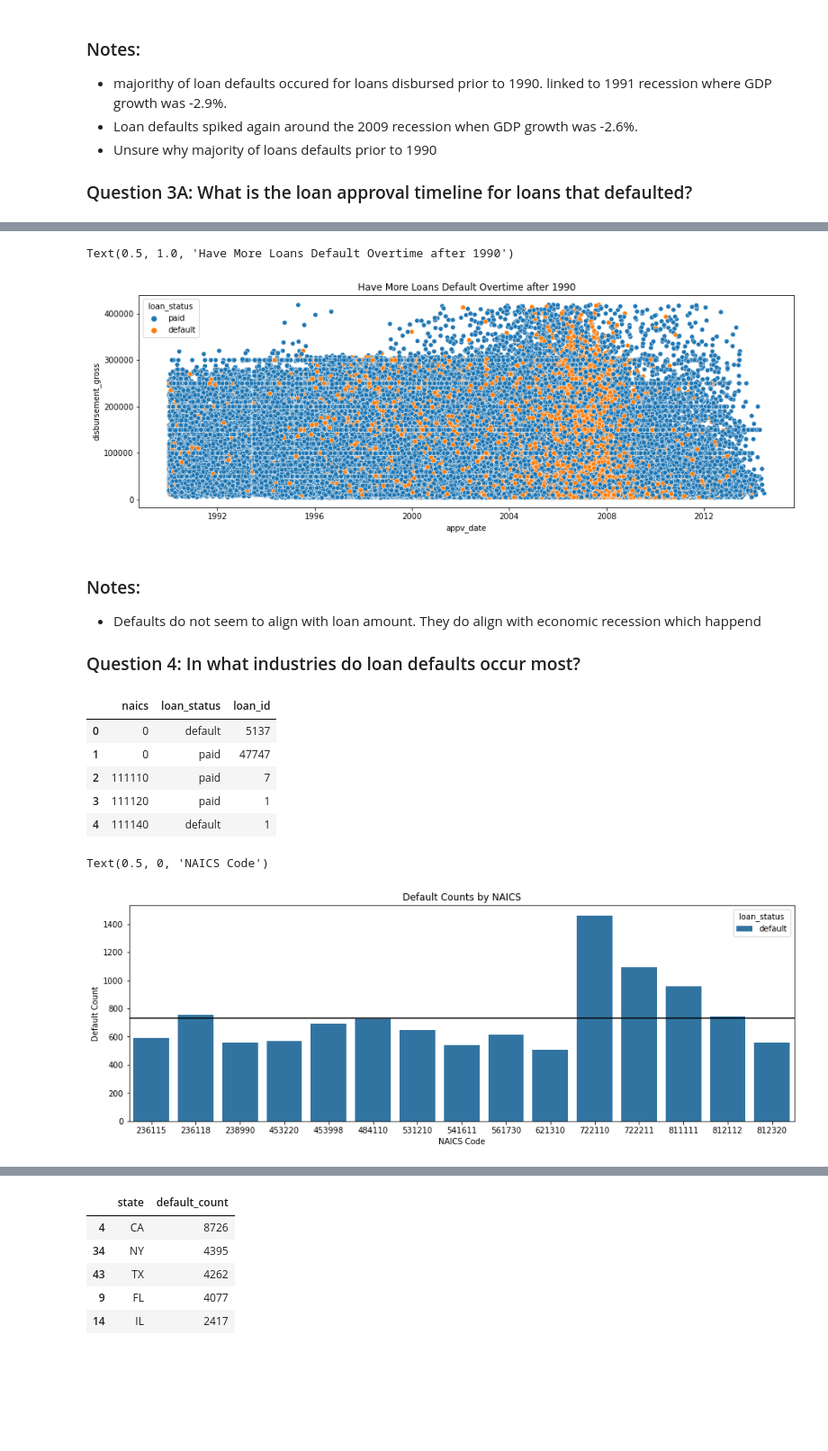
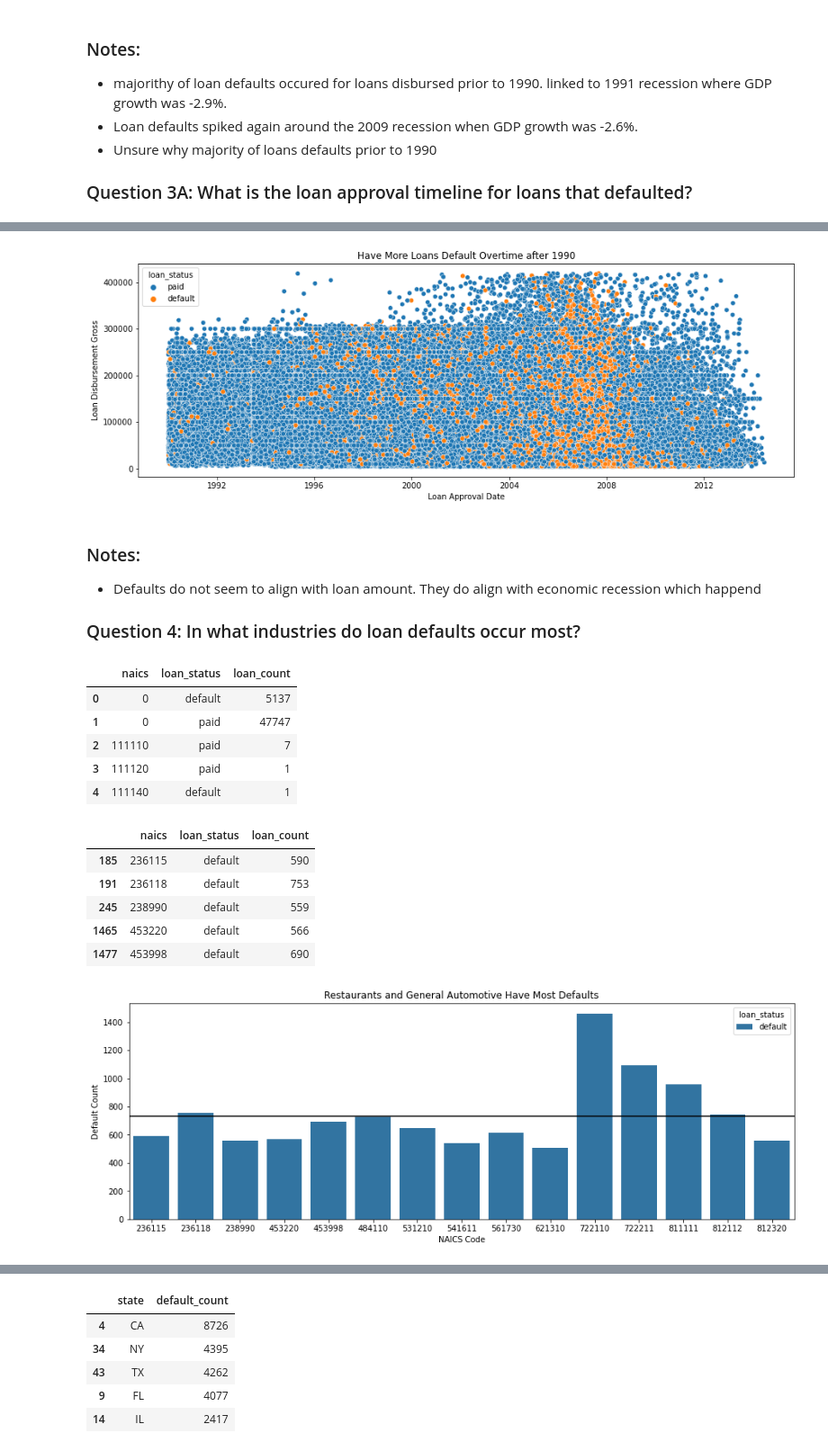
Before and after one commit to kanieladenis/individual_project, a Jupyter notebook: individual_project_sba_loans_working_copy.ipynb, the cells around one changed output, grey strips where cells are left out. Shown at 90% size. Cells and saved outputs as stored; diff of their text form; code cells hidden in the pictures; blank space fills up the shorter version.

Commit message:
updated readme, data dictionary, working notebook, final notebook, modeling.py, prepare.py, added expore.py, and stats.py

```diff
--- a/individual_project_sba_loans_working_copy.ipynb
+++ b/individual_project_sba_loans_working_copy.ipynb
@@ -730,11 +776,14 @@ Text(0.5, 1.0, 'Loans Overtime by Staus')
 # %%
+# Plot Defaults with Loan Approval Data and Loan Disbursement Gross for loan approved after 1990
 defaults_1990 = train[train.appv_date >= '1990']
 plt.figure(figsize=(15,5))
 sns.scatterplot(data=defaults_1990, x='appv_date', y='disbursement_gross', hue='loan_status')
-plt.title('Have More Loans Default Overtime after 1990')
+plt.title('Default Timeline Aligns with Economic Recession')
+plt.xlabel('Loan Approval Date')
+plt.ylabel('Loan Disbursement Gross')
+plt.show()
 # %% [output]
-Text(0.5, 1.0, 'Have More Loans Default Overtime after 1990')
-[figure, old version]
+[figure, new version]
 # %% [markdown]
 ### Notes:
 - Defaults do not seem to align with loan amount. They do align with economic recession which happend
@@ -742,10 +791,10 @@ Text(0.5, 1.0, 'Have More Loans Default Overtime after 1990')
 ### Question 4: In what industries do loan defaults occur most?
 # %%
 # create dataframe that groups by naics and loan status then counts each loan
-naics_df = pd.DataFrame(train.groupby(['naics','loan_status']).loan_id.count()).reset_index()
+naics_df = pd.DataFrame(train.groupby(['naics','loan_status']).loan_id.count()).reset_index().rename(columns={'loan_id':'loan_count'})
 naics_df.head()
 # %% [output]
-|  | naics | loan_status | loan_id |
+|  | naics | loan_status | loan_count |
 | 0 | 0 | default | 5137 |
 | 1 | 0 | paid | 47747 |
 | 2 | 111110 | paid | 7 |
@@ -753,18 +802,26 @@ naics_df.head()
 | 4 | 111140 | default | 1 |
 # %%
 # filter dataframe to remove naics 0 and include counts > 500
-naics_df = naics_df[(naics_df.naics > 0) & (naics_df.loan_id > 500) & (naics_df.loan_status == 'default')].sort_values('loan_id', ascending=False)
+naics_df = naics_df[(naics_df.naics > 0) & (naics_df.loan_count > 500) & (naics_df.loan_status == 'default')]
+naics_df.head()
+# %% [output]
+|  | naics | loan_status | loan_count |
+| 185 | 236115 | default | 590 |
+| 191 | 236118 | default | 753 |
+| 245 | 238990 | default | 559 |
+| 1465 | 453220 | default | 566 |
+| 1477 | 453998 | default | 690 |
 # %%
-# plot default count by naics
+# plot default count by naics and mark average horizonal line
 plt.figure(figsize=(15,5))
-sns.barplot(data=naics_df, x='naics', y='loan_id', hue='loan_status')
-plt.axhline(y=naics_df.loan_id.mean(), color='black', label='Avg Count')
-plt.title('Default Counts by NAICS')
+sns.barplot(data=naics_df, x='naics', y='loan_count', hue='loan_status')
+plt.axhline(y=naics_df.loan_count.mean(), color='black', label='Avg Count')
+plt.title('Restaurants and General Automotive Have Most Defaults')
 plt.ylabel('Default Count')
 plt.xlabel('NAICS Code')
+plt.show()
 # %% [output]
-Text(0.5, 0, 'NAICS Code')
-[figure, old version]
+[figure, new version]
 # %% [markdown]
 ### Notes:
 - Top 3 NAICS that have highest count of defaults are 722110, 722211, and 811111
```
Also changed, not shown: parts of 31 cells of this notebook, 8 other files.
